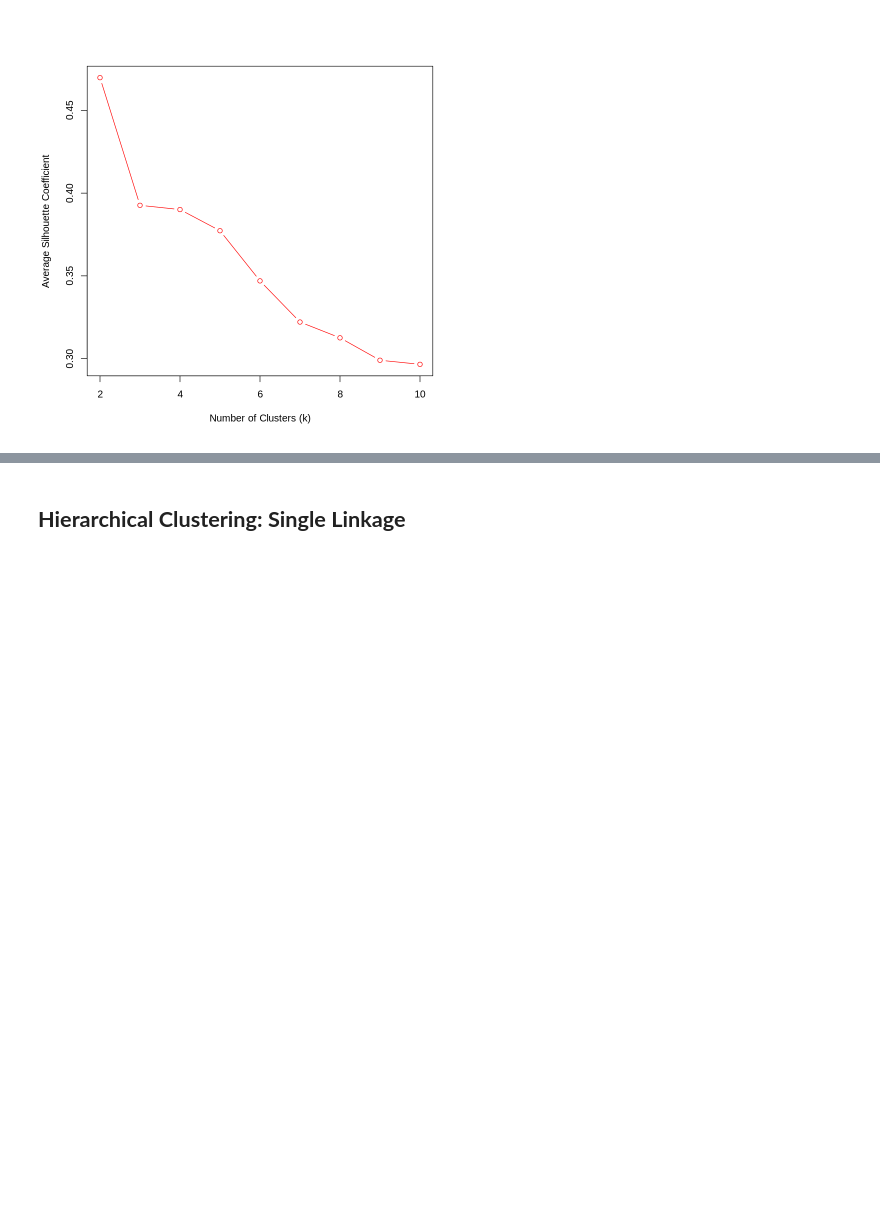
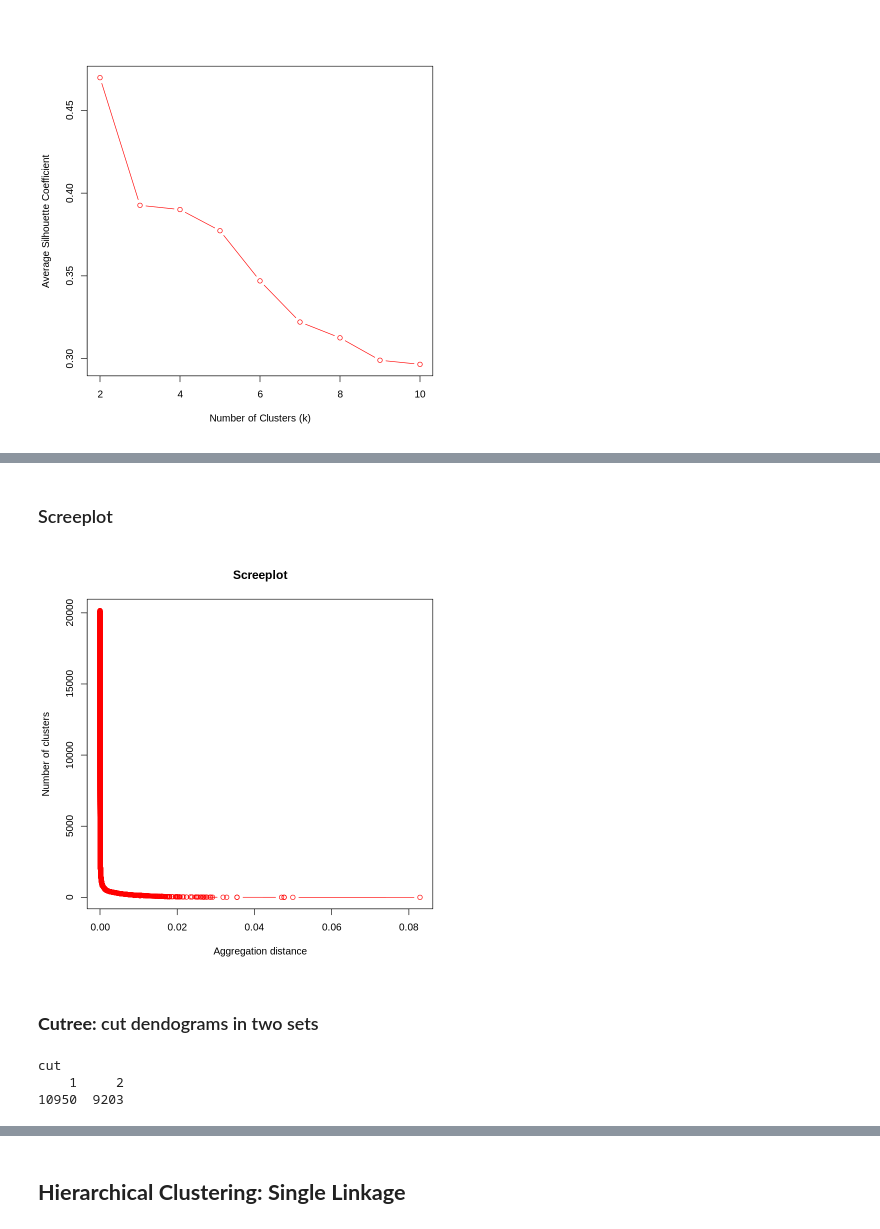
Before and after one commit to raffaele-aurucci/Phishing_URLs_Analysis, a Jupyter notebook: 3.clustering.ipynb, the cells around one changed output, grey strips where cells are left out. Cells and saved outputs as stored; diff of their text form; code cells hidden in the pictures; blank space fills up the shorter version.

```diff
--- a/3.clustering.ipynb
+++ b/3.clustering.ipynb
@@ -477,0 +587,6 @@ plot(2:10, silhouette_means[2:10], type = "b", xlab = "Number of Clusters (k)",
+# %%
+# Squared of distance matrix
+d2 <- distance_matrix^2
+
+hls <- hclust(d2, method = "median")
+str(hls)
@@ -477,0 +603,24 @@ plot(2:10, silhouette_means[2:10], type = "b", xlab = "Number of Clusters (k)",
+# %% [markdown]
+### Screeplot
+# %%
+options(repr.plot.width = 7, repr.plot.height = 7)
+
+plot(c(0, hls$height), seq(20153,1), type = "b", main = "Screeplot",
+     xlab = "Aggregation distance", ylab = "Number of clusters",
+     col = "red")
+# %% [output]
+[figure, added]
+# %% [markdown]
+### **Cutree:** cut dendograms in two sets
+# %%
+# Cut dendograms in two sets
+cut <- cutree (hls , k = 2, h = NULL)
+
+# Number of elemnts in each cluster
+num <- table (cut)
+
+num
+# %% [output]
+cut
+    1     2
+10950  9203
```
Also changed, not shown: parts of 42 cells of this notebook.
